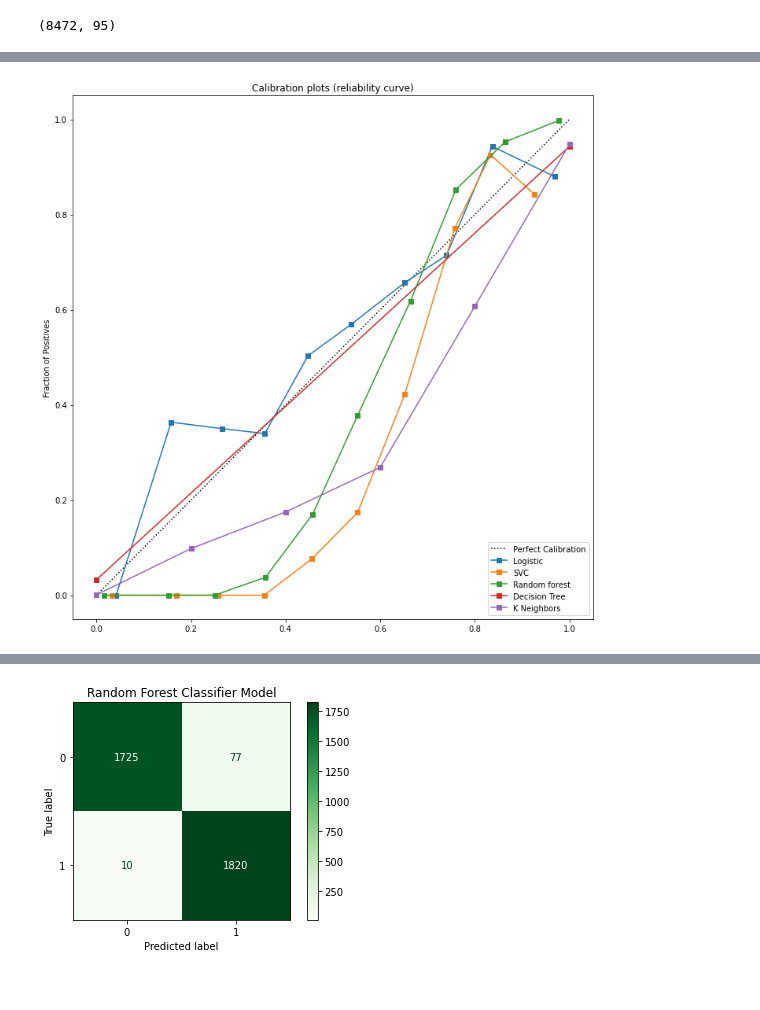
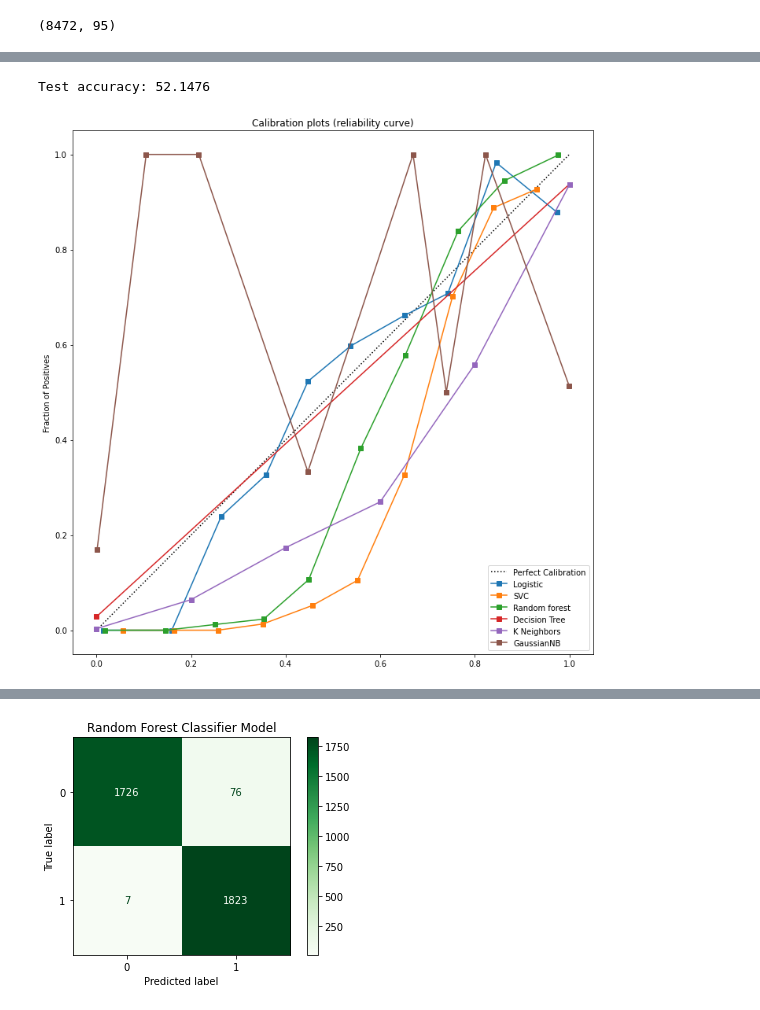
Before and after one commit to Differentmoney/Bankrupcy-Prediction, a Jupyter notebook: Calibration2.ipynb, the cells around one changed output, grey strips where cells are left out. Saved outputs shown, nothing was run; the diff lists cells and outputs as text; code cells hidden in the pictures.

Commit message:
Added Gaussian Naive Bayes, but this looks terrible to be honest

```diff
--- a/Calibration2.ipynb
+++ b/Calibration2.ipynb
@@ -95,29 +98,37 @@ Test accuracy: 90.5562
+# %%
+# Gaussian Naive Bayes model
+gnb_model = GaussianNB().fit(x_train, y_train)
+
+gnb_predictions = gnb_model.score(x_test, y_test)
+print("Test accuracy: {:.4f}".format(gnb_predictions*100))
+# %% [output]
+Test accuracy: 52.1476
 # %%
-models = [(log_model, 'Logistic'), (svc_model, 'SVC'), (rfc_model, "Random forest"), (dtc_model, "Decision Tree"), (knn_model, "K Neighbors")]
+models = [(log_model, 'Logistic'), (svc_model, 'SVC'), (rfc_model, "Random forest"), (dtc_model, "Decision Tree"), (knn_model, "K Neighbors"), (gnb_model, "GaussianNB")]
 
 fig = plt.figure(figsize=(10,10))
 
 ax = fig.add_subplot()
 
 ax.plot([0, 1], [0, 1], "k:", label='Perfect Calibration')
 for model, name in models:
     model.fit(x_train, y_train)
     if hasattr(model, "predict_proba"):
         prob_pos = model.predict_proba(x_test)[:, 1]
     else:
         prob_pos = model.decision_function(x_test)
         prob_pos = (prob_pos - prob_pos.min()) / (prob_pos.max() - prob_pos.min())
 
     fraction_of_positives, mean_predicted_value = calibration_curve(y_test, prob_pos, n_bins=10)
 
     ax.plot(mean_predicted_value, fraction_of_positives, "s-", label="%s" % (name, ))
 
 ax.set_ylabel("Fraction of Positives")
 ax.set_ylim([-0.05, 1.05])
 ax.legend(loc='lower right')
 ax.set_title("Calibration plots (reliability curve)")
 
 plt.tight_layout()
 plt.show()
 # %% [output]
-[figure, old version]
+[figure, new version]
```
Also changed, not shown: parts of 10 cells of this notebook.
